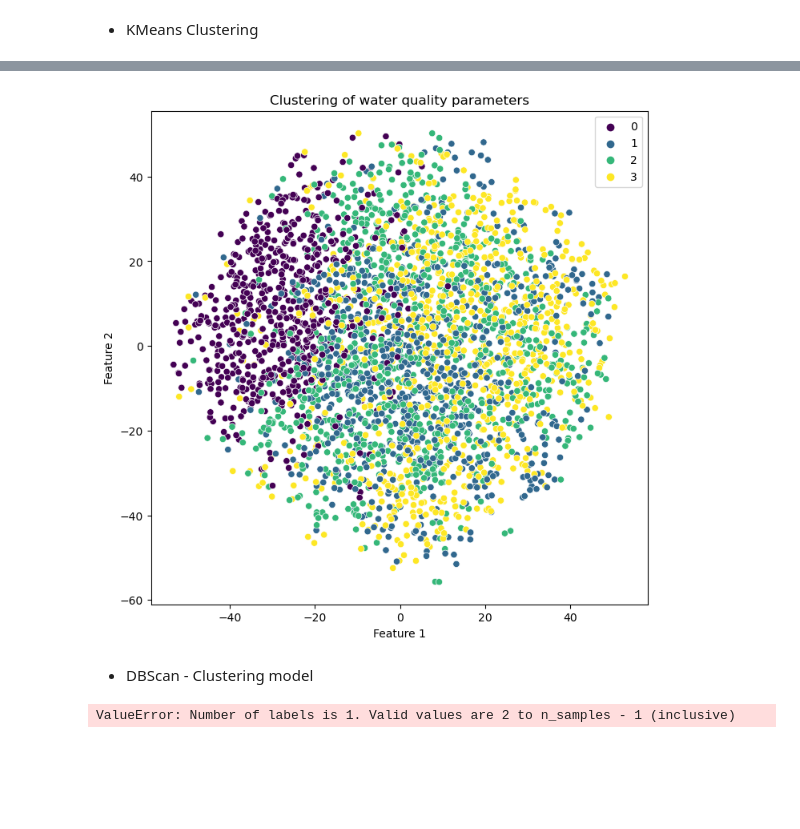
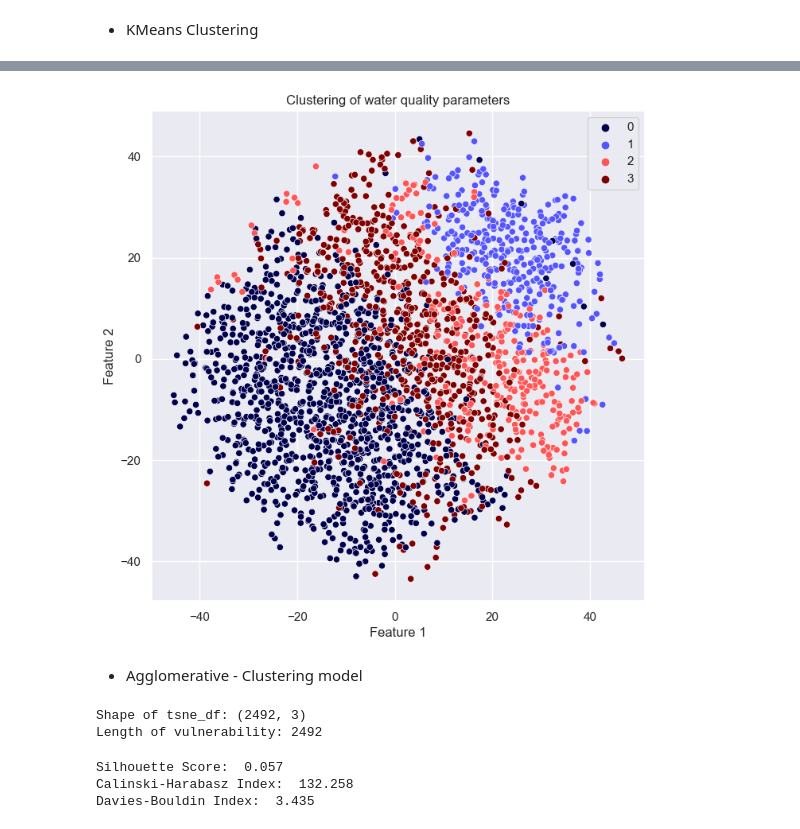
Before and after one commit to Omedobi/Data-Science-Projects, a Jupyter notebook: Aquifer-vulnerability/notebook/AQUIFER-VULNERABILITY-TO-LEACHATE-CONTAMINATION.ipynb, the cells around one changed output, grey strips where cells are left out. Drawn from its saved outputs; the diff is of its cells as text; code cells hidden in the pictures; blank space fills up the shorter version.

```diff
--- a/Aquifer-vulnerability/notebook/AQUIFER-VULNERABILITY-TO-LEACHATE-CONTAMINATION.ipynb
+++ b/Aquifer-vulnerability/notebook/AQUIFER-VULNERABILITY-TO-LEACHATE-CONTAMINATION.ipynb
@@ -646,21 +648,20 @@ standard_ranges = {
     "DO": 40,
     "BOD": 15,
     "chloride": 350,
-    "Carbonate": 0.00,
+    "Carbonate": 10,
     "Sulphate": 350,
     "Magnesium": 40,
     "Calcium": 90,
     "Potassium": 20,
     "Lead": 0.08,
-    "Mercury": 0.00,
+    "Mercury": 0.001,
     "Chromium": 0.05,
-    "Iron": 0.8,
+    "Iron": 1.29,
     "TSS": 40,
     "TDS": 600,
     "EC": 700,
     "Turbidity": 25
 }
-
 # Differences dictionary
 differences = {
     "pH": [-0.5, 0.3, 0.4, 1.2],
@@ -691,9 +692,7 @@ df_extrapolated = pd.DataFrame([initial_values])
 
 def add_outlier(data, n, sequence):
     for key, diffs in differences.items():
-        # Calculate outlier as the sum of the first two differences
         outlier_value = df_extrapolated[key].iloc[-1] + diffs[0] + diffs[1]
-        # Enforce upper bound
         outlier_value = min(outlier_value, standard_ranges[key])
         data[key] = outlier_value
     return data
@@ -703,8 +702,8 @@ for i in range(1, n_extrapolations + 1):
     new_data = {}
     for key in initial_values.keys():
         # Generate a random value within the specified bounds
-        lower_bound = 0.1
-        upper_bound = standard_ranges[key]
+        lower_bound = initial_values[key] * 0.3
+        upper_bound = min(initial_values[key] * 2, standard_ranges[key])
         random_value = random.uniform(lower_bound, upper_bound)
         new_data[key] = random_value
 
@@ -840,7 +853,7 @@ stations_map
 [interactive output not drawn]
 # %%
 #drop redundant cols from the dataset
-data.drop(columns=['Mercury_(mg/L)','Carbonate_(mg/L)'], inplace=True)
+data.drop(columns=['Mercury_(mg/L)'], inplace=True)
 
 data.info()
 # %% [output]
@@ -899,18 +912,18 @@ Handling Outliers
 
 # data[:5]
 # %%
-# #Using the Z-Score approach to handle outliers
+#Using the Z-Score approach to handle outliers
 
-# from scipy import stats
+from scipy import stats
 
-# z_scores = stats.zscore(data)
-# threshold = 3
-# outliers = (z_scores > threshold).any(axis=1)
+z_scores = stats.zscore(data)
+threshold = 3
+outliers = (z_scores > threshold).any(axis=1)
 
-# # for col in data.columns:
-# #     median = data[col].median()
-# #     data.loc[outliers, col] = median
+# for col in data.columns:
+#     median = data[col].median()
+#     data.loc[outliers, col] = median
 
-# data = data[~outliers]
+data = data[~outliers]
 
-# data.head()
+data.head()
@@ -1117,12 +1142,13 @@ Length of vulnerability: 3251
 # %%
 plt.figure(figsize=(8,8))
-sns.scatterplot(x=tsne_df[:,0], y=tsne_df[:,1], hue=vulnerability, palette='viridis',)
+sns.set(style="darkgrid")
+sns.scatterplot(x=tsne_df[:,0], y=tsne_df[:,1], hue=vulnerability, palette='seismic')
 plt.xlabel('Feature 1')
 plt.ylabel('Feature 2')
 plt.title('Clustering of water quality parameters')
 
 plt.show()
 # %% [output]
-[figure, old version]
+[figure, new version]
 # %% [markdown]
-- DBScan - Clustering model
+- Agglomerative - Clustering model
@@ -1135,13 +1160,21 @@ dbscan_cluster = dbs_model.fit_predict(X_scaled)
+# %%
+print(f"Shape of tsne_df: {tsne_df.shape}")
+print(f"Length of vulnerability: {len(agglo_vulnerability)}")
+# %% [output]
+Shape of tsne_df: (2492, 3)
+Length of vulnerability: 2492
 # %%
-#Evaluating the model
+#Evaluating the clustering model
 from sklearn.metrics import silhouette_score, calinski_harabasz_score, davies_bouldin_score
 
-silhouette_avg = silhouette_score(X_scaled, dbscan_cluster)
-calinski_harabasz = calinski_harabasz_score(X_scaled, dbscan_cluster)
-davies_bouldin = davies_bouldin_score(X_scaled, dbscan_cluster)
+silhouette_avg = silhouette_score(X_scaled, agglo_vulnerability).round(3)
+calinski_harabasz = calinski_harabasz_score(X_scaled, agglo_vulnerability).round(3)
+davies_bouldin = davies_bouldin_score(X_scaled, agglo_vulnerability).round(3)
 
 print("Silhouette Score: ", silhouette_avg)
 print("Calinski-Harabasz Index: ", calinski_harabasz)
 print("Davies-Bouldin Index: ", davies_bouldin)
 # %% [output]
-ValueError: Number of labels is 1. Valid values are 2 to n_samples - 1 (inclusive)
+Silhouette Score:  0.057
+Calinski-Harabasz Index:  132.258
+Davies-Bouldin Index:  3.435
```
Also changed, not shown: parts of 32 cells of this notebook, 2 other files.
